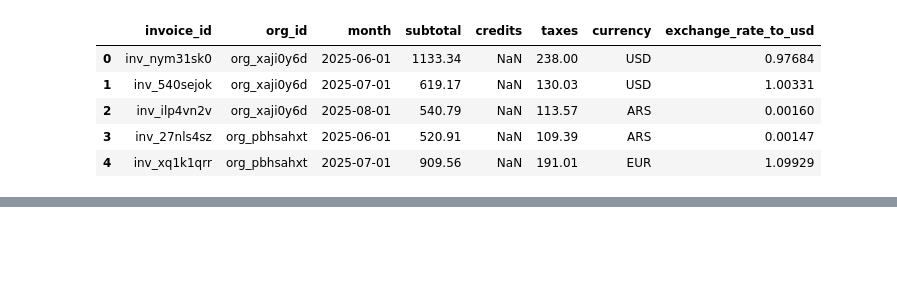
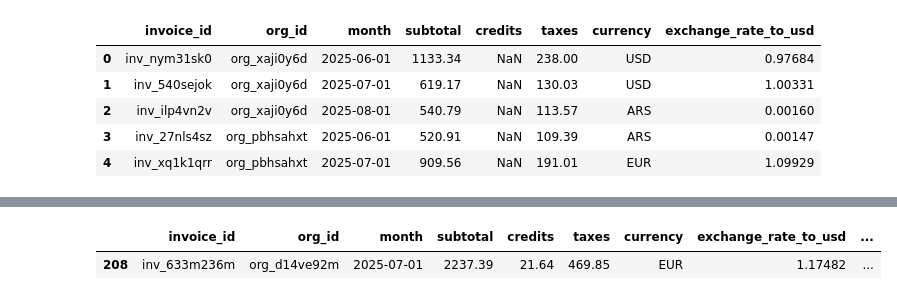
Before and after one commit to Camimattioli/Cloud-Provider-Analytics-G2, a Jupyter notebook: notebooks/limpieza_billing_monthly.ipynb, the cells around one changed output, grey strips where cells are left out. Drawn from its saved outputs; the diff is of its cells as text; code cells hidden in the pictures; blank space fills up the shorter version.

```diff
--- a/notebooks/limpieza_billing_monthly.ipynb
+++ b/notebooks/limpieza_billing_monthly.ipynb
@@ -38,2 +174,8 @@ df.head()
+# %%
+#Se evalúa si hay outliers máximos
+df[df['subtotal_usd'] == df['subtotal_usd'].max()]
+# %% [output]
+|  | invoice_id | org_id | month | subtotal | credits | taxes | currency | exchange_rate_to_usd | ... |
+| 208 | inv_633m236m | org_d14ve92m | 2025-07-01 | 2237.39 | 21.64 | 469.85 | EUR | 1.17482 | ... |
 # %%
 df.to_csv('datasets_clean/billing_monthly_limpio.csv', index=False)
```
Also changed, not shown: parts of 13 cells of this notebook.
